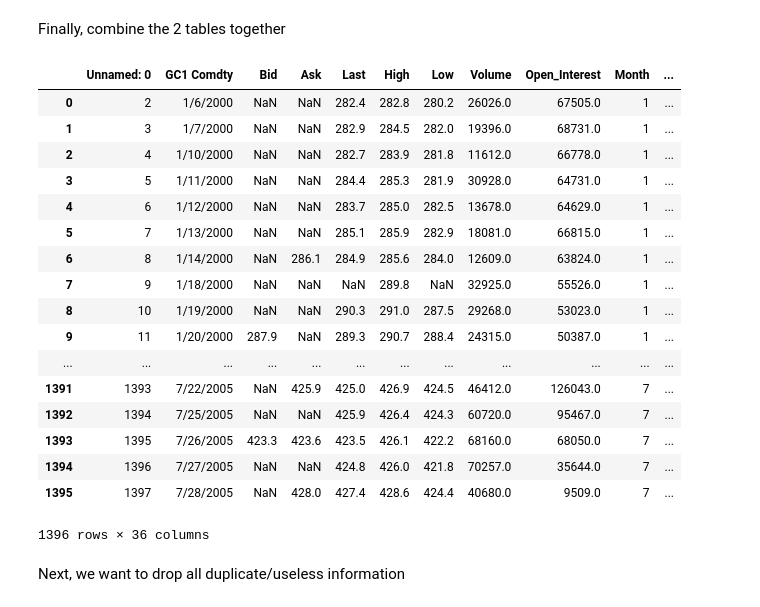
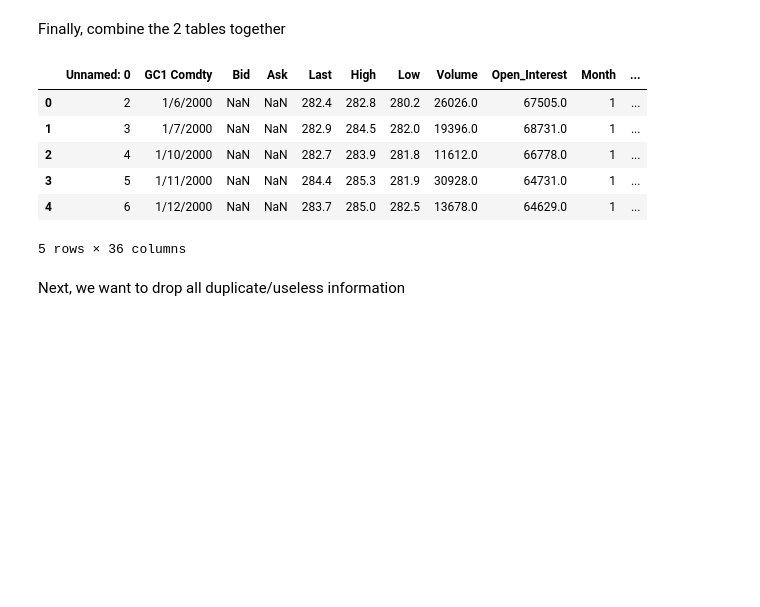
Before and after one commit to maxmatical/Machine-Learning, a Jupyter notebook: Gold_Case_Study.ipynb, the cells around one changed output. Cells and saved outputs as stored; diff of their text form; code cells hidden in the pictures; blank space fills up the shorter version.

```diff
--- a/Gold_Case_Study.ipynb
+++ b/Gold_Case_Study.ipynb
@@ -188,26 +180,15 @@ Finally, combine the 2 tables together
 # %%
 concat_data = join_df(gold, us_stats, 'GC1 Comdty', 'DATE', suffix = '_y')
 # %%
-concat_data
+concat_data.head()
 # %% [output]
 |  | Unnamed: 0 | GC1 Comdty | Bid | Ask | Last | High | Low | Volume | Open_Interest | Month | ... |
 | 0 | 2 | 1/6/2000 | NaN | NaN | 282.4 | 282.8 | 280.2 | 26026.0 | 67505.0 | 1 | ... |
 | 1 | 3 | 1/7/2000 | NaN | NaN | 282.9 | 284.5 | 282.0 | 19396.0 | 68731.0 | 1 | ... |
 | 2 | 4 | 1/10/2000 | NaN | NaN | 282.7 | 283.9 | 281.8 | 11612.0 | 66778.0 | 1 | ... |
 | 3 | 5 | 1/11/2000 | NaN | NaN | 284.4 | 285.3 | 281.9 | 30928.0 | 64731.0 | 1 | ... |
 | 4 | 6 | 1/12/2000 | NaN | NaN | 283.7 | 285.0 | 282.5 | 13678.0 | 64629.0 | 1 | ... |
-| 5 | 7 | 1/13/2000 | NaN | NaN | 285.1 | 285.9 | 282.9 | 18081.0 | 66815.0 | 1 | ... |
-| 6 | 8 | 1/14/2000 | NaN | 286.1 | 284.9 | 285.6 | 284.0 | 12609.0 | 63824.0 | 1 | ... |
-| 7 | 9 | 1/18/2000 | NaN | NaN | NaN | 289.8 | NaN | 32925.0 | 55526.0 | 1 | ... |
-| 8 | 10 | 1/19/2000 | NaN | NaN | 290.3 | 291.0 | 287.5 | 29268.0 | 53023.0 | 1 | ... |
-| 9 | 11 | 1/20/2000 | 287.9 | NaN | 289.3 | 290.7 | 288.4 | 24315.0 | 50387.0 | 1 | ... |
-| ... | ... | ... | ... | ... | ... | ... | ... | ... | ... | ... | ... |
-| 1391 | 1393 | 7/22/2005 | NaN | 425.9 | 425.0 | 426.9 | 424.5 | 46412.0 | 126043.0 | 7 | ... |
-| 1392 | 1394 | 7/25/2005 | NaN | NaN | 425.9 | 426.4 | 424.3 | 60720.0 | 95467.0 | 7 | ... |
-| 1393 | 1395 | 7/26/2005 | 423.3 | 423.6 | 423.5 | 426.1 | 422.2 | 68160.0 | 68050.0 | 7 | ... |
-| 1394 | 1396 | 7/27/2005 | NaN | NaN | 424.8 | 426.0 | 421.8 | 70257.0 | 35644.0 | 7 | ... |
-| 1395 | 1397 | 7/28/2005 | NaN | 428.0 | 427.4 | 428.6 | 424.4 | 40680.0 | 9509.0 | 7 | ... |
-1396 rows × 36 columns
+5 rows × 36 columns
 # %%
 # saving data
 concat_data.to_csv('concat_data.csv')
```
Also changed, not shown: parts of 7 cells of this notebook.
